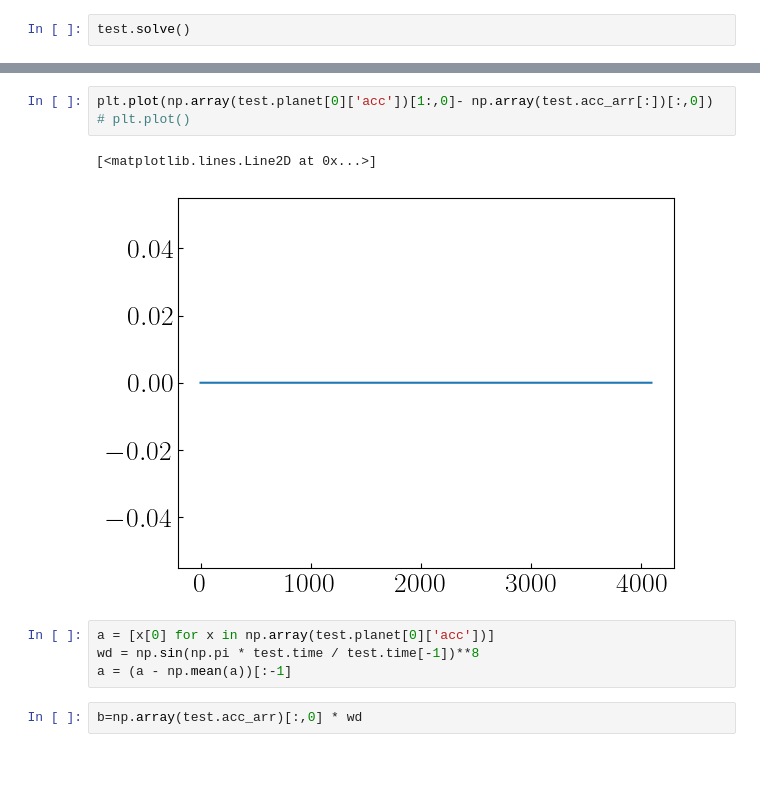
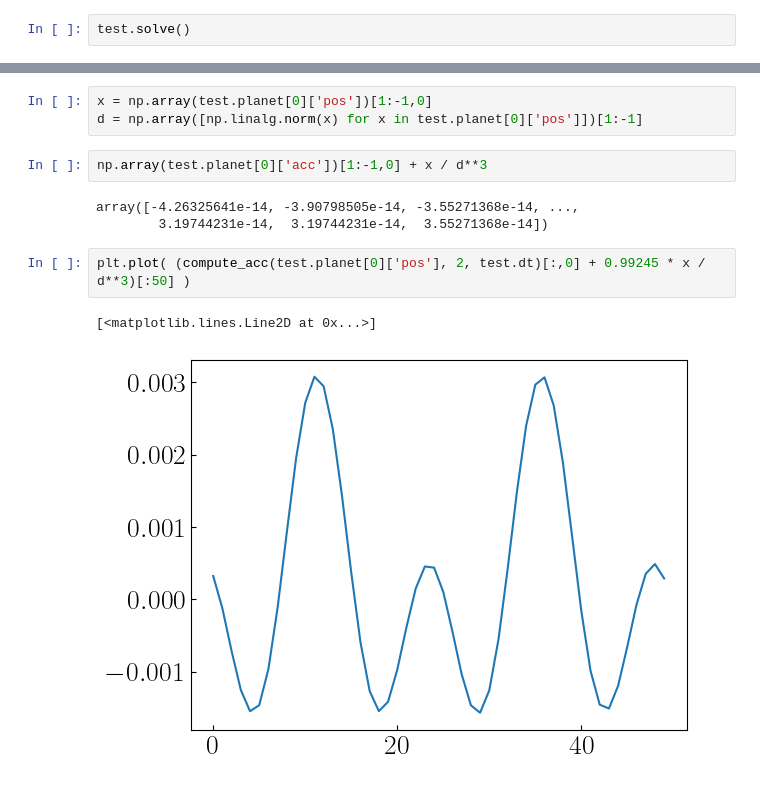
Before and after one commit to hjkim0620/ULDM_HarmonicOscillator, a Jupyter notebook: ULDM_HarmonicOscillator.ipynb, the cells around one changed output, grey strips where cells are left out. Cells and saved outputs as stored; diff of their text form.

```diff
--- a/ULDM_HarmonicOscillator.ipynb
+++ b/ULDM_HarmonicOscillator.ipynb
@@ -464,13 +452,14 @@ test.solve()
-# %%
-plt.plot(np.array(test.planet[0]['acc'])[1:,0]- np.array(test.acc_arr[:])[:,0])
-# plt.plot()
-# %% [output]
-[<matplotlib.lines.Line2D at 0x...>]
-[figure, removed]
-# %%
-a = [x[0] for x in np.array(test.planet[0]['acc'])]
-wd = np.sin(np.pi * test.time / test.time[-1])**8
-a = (a - np.mean(a))[:-1]
-# %%
-b=np.array(test.acc_arr)[:,0] * wd
+# %%
+x = np.array(test.planet[0]['pos'])[1:-1,0]
+d = np.array([np.linalg.norm(x) for x in test.planet[0]['pos']])[1:-1]
+# %%
+np.array(test.planet[0]['acc'])[1:-1,0] + x / d**3
+# %% [output]
+array([-4.26325641e-14, -3.90798505e-14, -3.55271368e-14, ...,
+        3.19744231e-14,  3.19744231e-14,  3.55271368e-14])
+# %%
+plt.plot( (compute_acc(test.planet[0]['pos'], 2, test.dt)[:,0] + 0.99245 * x / d**3)[:50] )
+# %% [output]
+[<matplotlib.lines.Line2D at 0x...>]
+[figure, added]
 # %%
```
Also changed, not shown: parts of 13 cells of this notebook, 2 other files.
